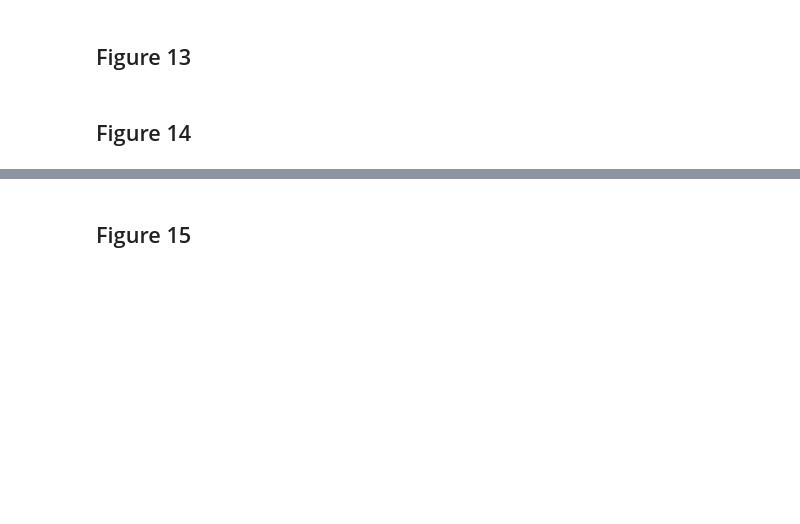
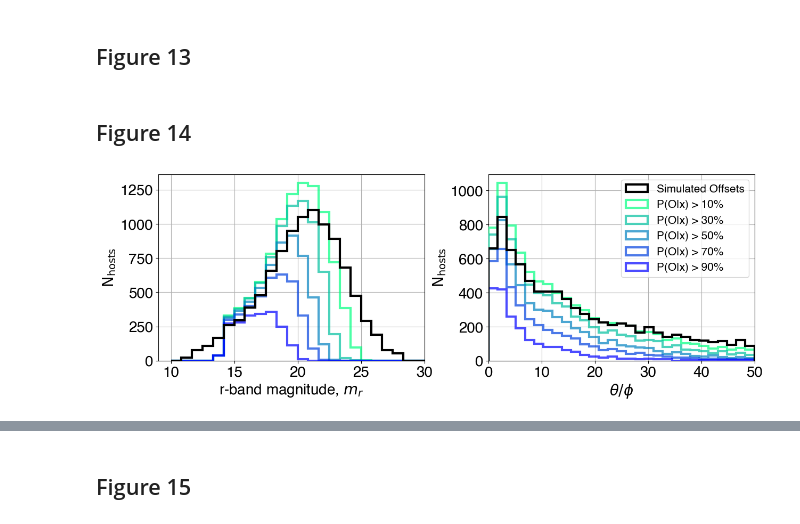
Before and after one commit to FRBs/astropath, a Jupyter notebook: docs/nb/Reproducing_Andersen+26_Figures.ipynb, the cells around one changed output, grey strips where cells are left out. Cells and saved outputs as stored; diff of their text form; code cells hidden in the pictures; blank space fills up the shorter version.

```diff
--- a/docs/nb/Reproducing_Andersen+26_Figures.ipynb
+++ b/docs/nb/Reproducing_Andersen+26_Figures.ipynb
@@ -2225,0 +2017,13 @@ plt.savefig(plot_fn, dpi=200, format="pdf", bbox_inches="tight")
+# %%
+# Print out number of correct, incorrect, and non-associations
+sim_names = ['a25b25pa0', 'a25b2pa12', 'a15b0pa5', 'a1b1pa0', 'a0b0pa10']
+P_Ox_thresh = 0.9
+for ii, sim_name in enumerate(sim_names):
+    plotting_fn = os.path.join(os.getenv('FRB_APATH'), f'digest_{sim_name}_exponential_exp_inverse_pu0.15_catalog_dudxmmlss_hecate_DECaL_10000_origsim.parquet')
+    df = pd.read_parquet(plotting_fn)
+    N = len(df)
+
+    print("{0}, Overall Association Rate = {1:.2f}%".format(sim_name, len(df[df['P_Ox'] > P_Ox_thresh]) / N * 100.))
+    print('CA: {0:.2f}%'.format(len(df[(df['P_Ox'] > P_Ox_thresh) & df['correct_association']]) / N * 100.))
+    print('IA: {0:.2f}%'.format(len(df[(df['P_Ox'] > P_Ox_thresh) & ~df['correct_association']]) / N * 100.))
+    print('NA: {0:.2f}%'.format(len(df[df['P_Ox'] < P_Ox_thresh])/ N * 100.))
@@ -2227,3 +2034,66 @@ plt.savefig(plot_fn, dpi=200, format="pdf", bbox_inches="tight")
 ## Figure 13
 # %% [markdown]
 ## Figure 14
+# %%
+plotting_fn = os.path.join(os.getenv('FRB_APATH'), 'final_sims', f'digest_a25b2pa12_exponential_exp_inverse_pu0.15_catalog_dudxmmlss_hecate_DECaL_10000_final.parquet')
+df = pd.read_parquet(plotting_fn)
+# %%
+# Plot true FRB offsets from host center
+fig = plt.figure(figsize=(10,3.5))
+lw=3
+P_Ox_list = [0.1, 0.3, 0.5, 0.7, 0.9]
+colors = plt.cm.winter(np.linspace(0,1,len(P_Ox_list)))[::-1]
+bins = np.linspace(10, 30, 25)
+density = False
+
+# (left, bottom, width, height)
+width = 0.5
+sep_w = 0.12
+mag_ax = (0., 0., width, 1.)
+offset_ax = (width+sep_w, 0., width, 1.)
+
+# Plot the true simulated offset distribution
+ax = plt.axes(mag_ax)
+mags_host = df['mag_host'].values
+n_tot,bins,_ = plt.hist(mags_host, bins=bins, density=density, lw=lw, linestyle='solid', edgecolor='black', fill=False, histtype='step', alpha=1., label='Simulated Magnitudes', zorder=40) # hatch='||',
+# Plot the recovered offset distribution for confident associations
+for ii, P_Ox in enumerate(P_Ox_list):
+    mask = (df['P_Ox'] > P_Ox)
+    n_tot,bins,_ = plt.hist(df['mag_cand'][mask], bins=bins, density=density, lw=lw, linestyle='solid', edgecolor=colors[ii], fill=False, histtype='step', alpha=0.7, label='P(O|x) > {}%'.format(int(P_Ox*100)), zorder=30) # hatch='||',
+plt.xlabel(r'r-band magnitude, $m_r$')
+plt.ylabel(r'$\rm N_{hosts}$')
+plt.xlim([9,30])
+plt.grid()
+
+ax = plt.axes(offset_ax)
+# Set bins and x-axis zoom
+theta_max = int(2*np.nanmax([df['a'],df['b']]))
+theta_max = np.nanmax([theta_max, 6])
+bins = np.linspace(0, theta_max, 30) # 35
+# Calculate true host offsets
+coord_host = SkyCoord(ra=df['ra_host'], dec=df['dec_host'], unit='deg')
+coord_loc = SkyCoord(ra=df['ra_loc'], dec=df['dec_loc'], unit='deg')
+sep_host_loc = coord_host.separation(coord_loc).arcsec
+# Calculate best candidate offsets
+coord_best = SkyCoord(ra=df['ra_cand'], dec=df['dec_cand'], unit='deg')
+coord_loc = SkyCoord(ra=df['ra_loc'], dec=df['dec_loc'], unit='deg')
+sep_best_loc = coord_best.separation(coord_loc).arcsec
+# Calculate offsets
+sim_offsets_norm = sep_host_loc/df['ang_size_host'].values
+offsets_norm = sep_best_loc/df['ang_size_cand'].values
+# Plot the true simulated offset distribution
+n_tot,bins,_ = plt.hist(sim_offsets_norm, bins=bins, density=density, lw=lw, edgecolor='black', linestyle='solid', fill=False, histtype='step', alpha=1., label='Simulated Offsets', zorder=40) # hatch='||',
+# Plot the recovered offset distribution for confident associations
+for ii, P_Ox in enumerate(P_Ox_list):
+    mask = (df['P_Ox'] > P_Ox)
+    _,bins,_ = plt.hist(offsets_norm[mask], bins=bins, density=density, lw=lw, linestyle='solid', histtype='step', color=colors[ii], alpha=0.7, label='P(O|x) > {}%'.format(int(P_Ox*100)), zorder=30) # hatch='//',
+plt.xlabel(r'$\theta/\phi$')
+plt.ylabel(r'$\rm N_{hosts}$')
+plt.legend(fontsize=15)
+plt.xlim([0,theta_max])
+plt.grid(zorder=20)
+
+# plot_fn = os.path.join(os.getenv('CHIME_SANDBOX'), 'paper_plot_data', 'mag_offset_varypox_norm.pdf')
+# plt.savefig(plot_fn, dpi=200, format="pdf", bbox_inches="tight")
+# %% [output]
+[figure, added]
```
Also changed, not shown: parts of 79 cells of this notebook.
